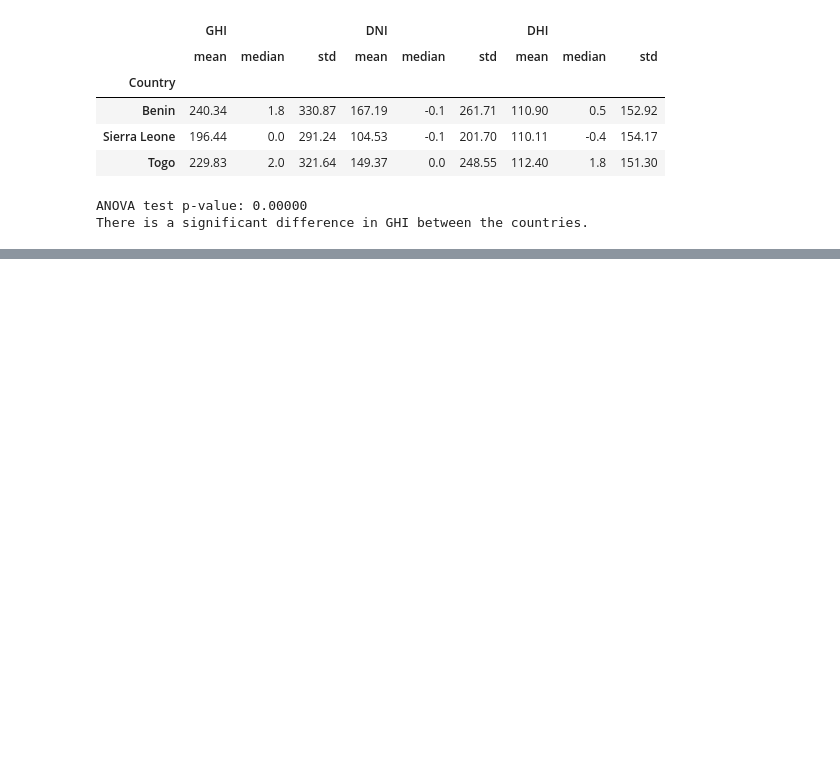
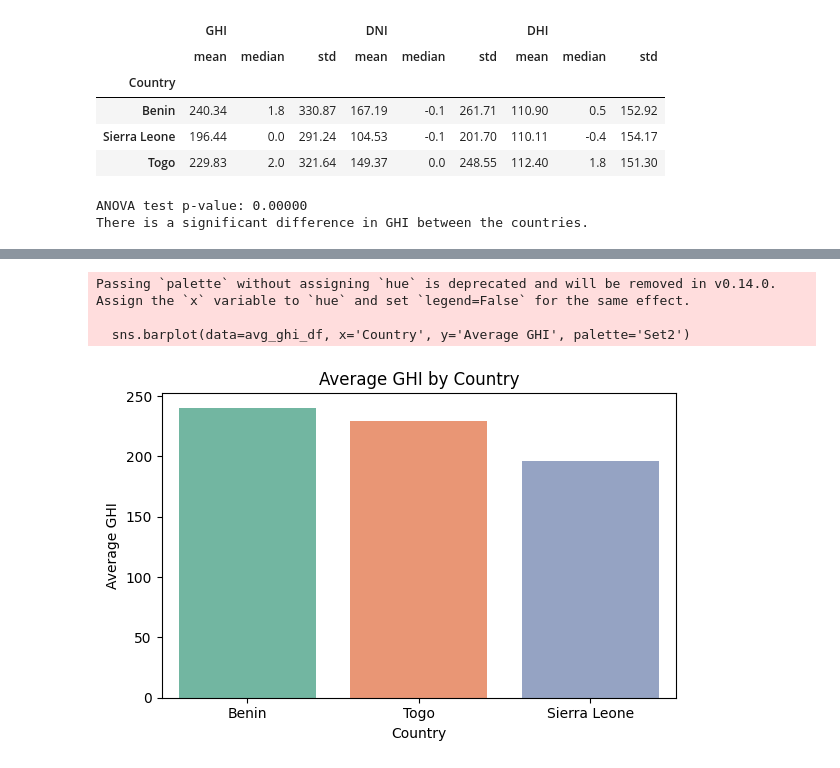
Before and after one commit to doyamd/solar-challenge-week1, a Jupyter notebook: notebooks/compare_countries.ipynb, the cells around one changed output, grey strips where cells are left out. Saved outputs shown, nothing was run; the diff lists cells and outputs as text; code cells hidden in the pictures; blank space fills up the shorter version.

Commit message:
chore 2: Added observation markdown, average comparing barchart of countries

```diff
--- a/notebooks/compare_countries.ipynb
+++ b/notebooks/compare_countries.ipynb
@@ -74,0 +81,24 @@ There is a significant difference in GHI between the countries.
+# %%
+avg_ghi = {
+    'Benin': benin['GHI'].mean(),
+    'Togo': togo['GHI'].mean(),
+    'Sierra Leone': sierra_leone['GHI'].mean()
+}
+
+# Convert to DataFrame
+avg_ghi_df = pd.DataFrame(list(avg_ghi.items()), columns=['Country', 'Average GHI'])
+avg_ghi_df = avg_ghi_df.sort_values(by='Average GHI', ascending=False)
+
+# Plot
+plt.figure(figsize=(6, 4))
+sns.barplot(data=avg_ghi_df, x='Country', y='Average GHI', palette='Set2')
+plt.title('Average GHI by Country')
+plt.ylabel('Average GHI')
+plt.xlabel('Country')
+plt.tight_layout()
+plt.show()
+# %% [output]
+Passing `palette` without assigning `hue` is deprecated and will be removed in v0.14.0. Assign the `x` variable to `hue` and set `legend=False` for the same effect.
+
+  sns.barplot(data=avg_ghi_df, x='Country', y='Average GHI', palette='Set2')
+[figure, added]
```
Also changed, not shown: parts of 1 cell of this notebook.
